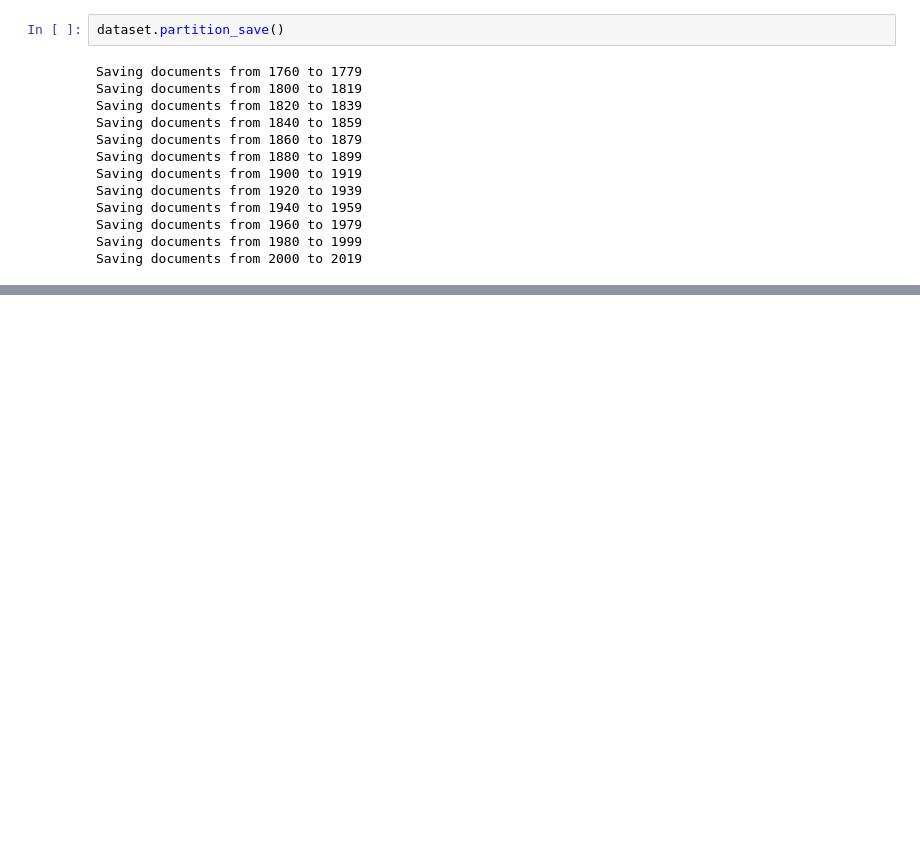
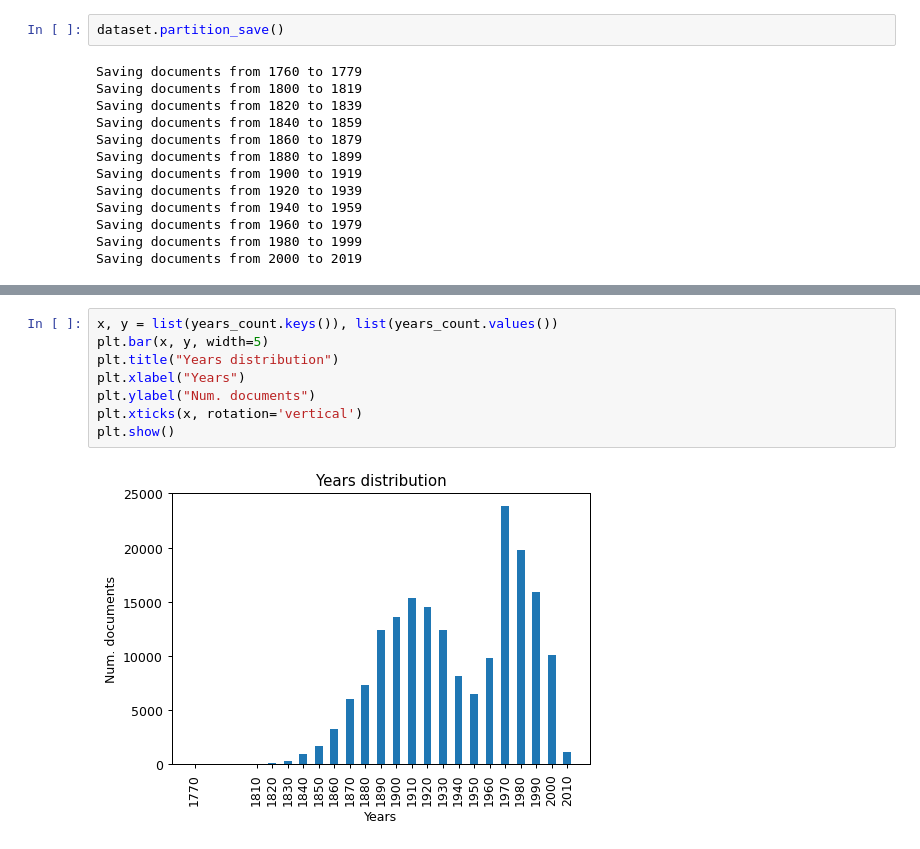
Before and after one commit to tomfran/caselaw-temporal-analysis, a Jupyter notebook: notebooks/01_dataset_preprocessing.ipynb, the cells around one changed output, grey strips where cells are left out. Drawn from its saved outputs; the diff is of its cells as text; blank space fills up the shorter version.

```diff
--- a/notebooks/01_dataset_preprocessing.ipynb
+++ b/notebooks/01_dataset_preprocessing.ipynb
@@ -44,0 +61,10 @@ data[0]
+# %%
+x, y = list(years_count.keys()), list(years_count.values())
+plt.bar(x, y, width=5)
+plt.title("Years distribution")
+plt.xlabel("Years")
+plt.ylabel("Num. documents")
+plt.xticks(x, rotation='vertical')
+plt.show()
+# %% [output]
+[figure, added]
```
Also changed, not shown: parts of 6 cells of this notebook.
